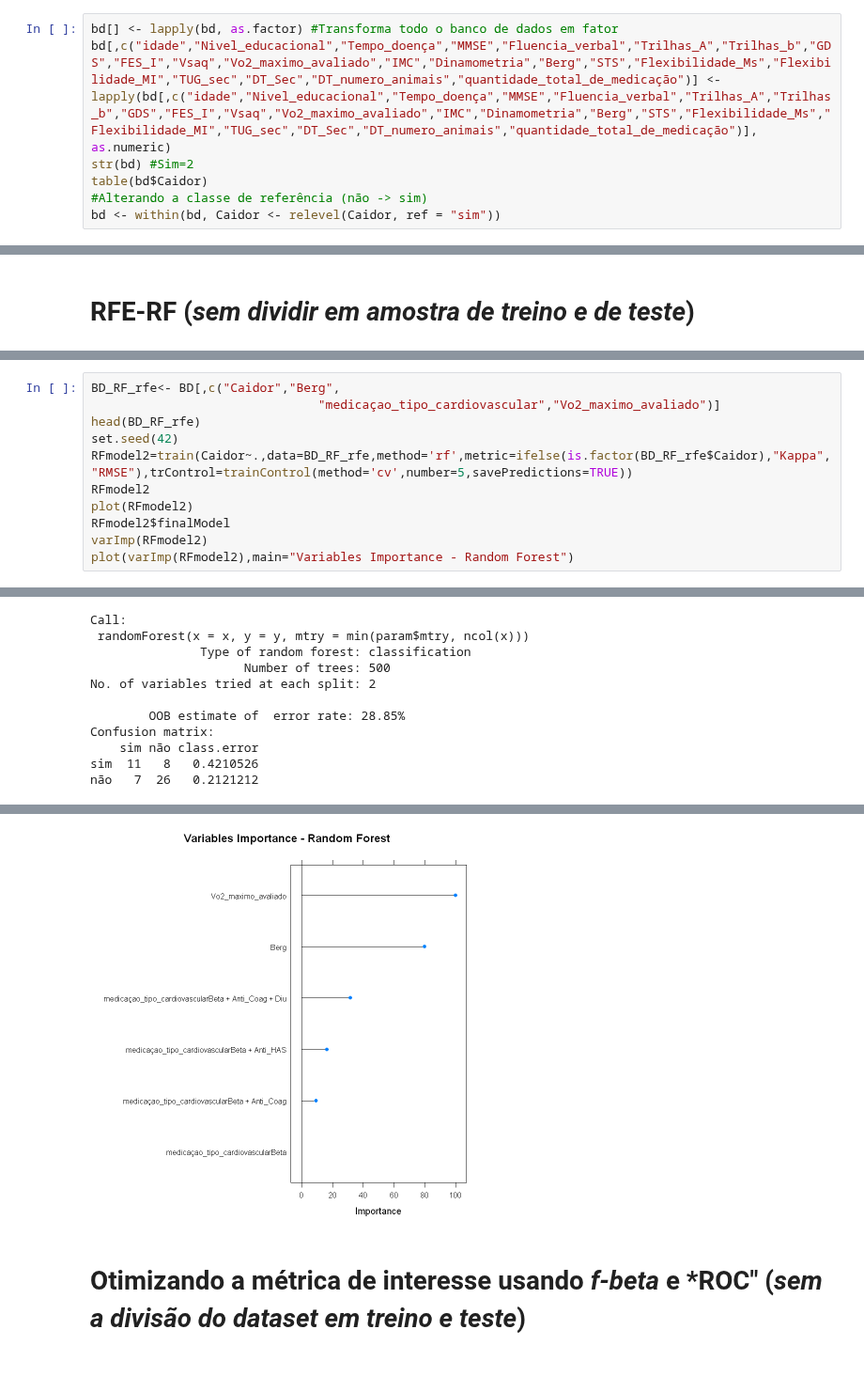
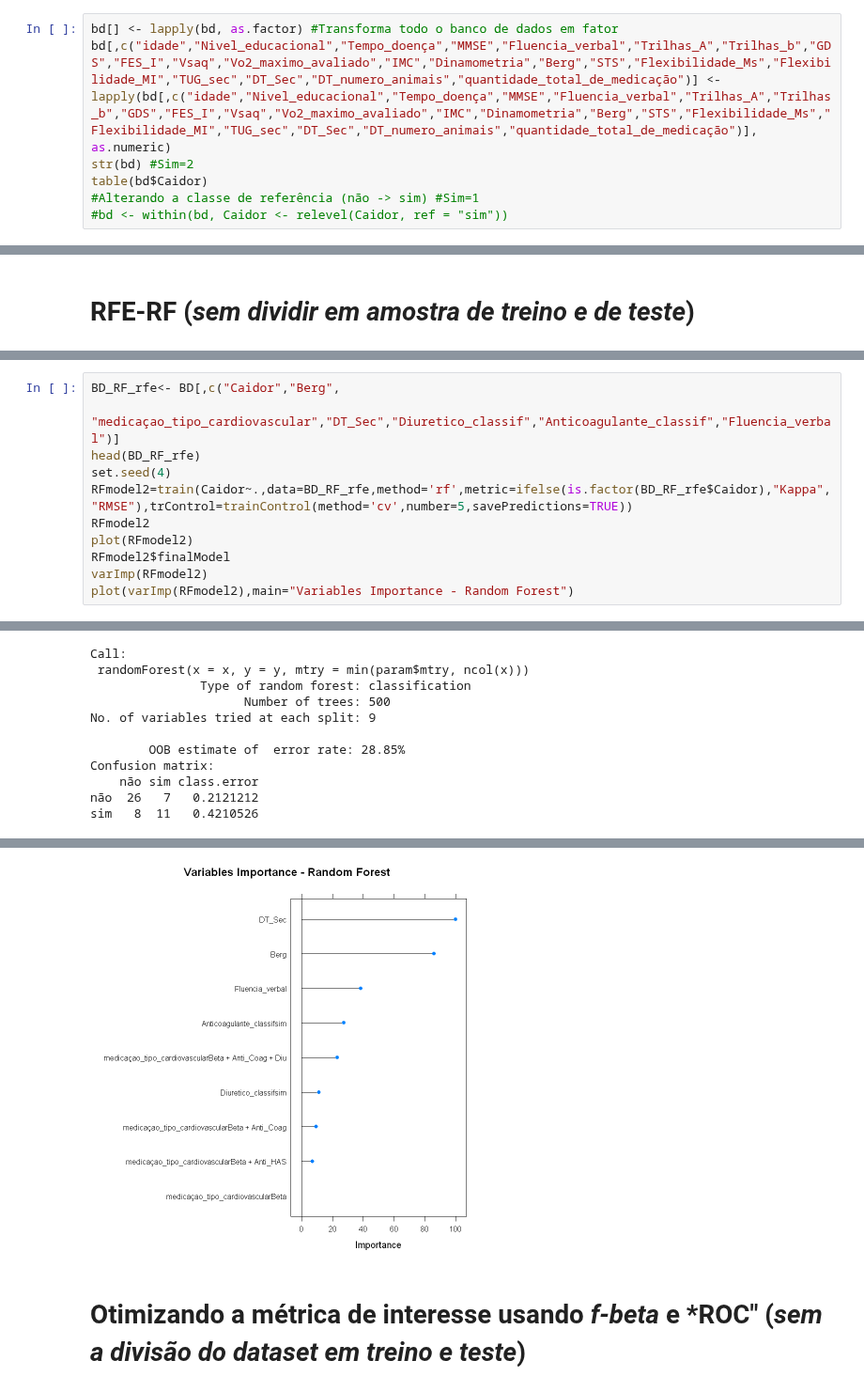
Before and after one commit to RenanBaltar/Analises_Heitor, a Jupyter notebook: Analise_Heitor_tese.ipynb, the cells around one changed output, grey strips where cells are left out. Shown at 94% size. Cells and saved outputs as stored; diff of their text form.

```diff
--- a/Analise_Heitor_tese.ipynb
+++ b/Analise_Heitor_tese.ipynb
@@ -42,8 +46,8 @@ bd[] <- lapply(bd, as.factor) #Transforma todo o banco de dados em fator
 bd[,c("idade","Nivel_educacional","Tempo_doença","MMSE","Fluencia_verbal","Trilhas_A","Trilhas_b","GDS","FES_I","Vsaq","Vo2_maximo_avaliado","IMC","Dinamometria","Berg","STS","Flexibilidade_Ms","Flexibilidade_MI","TUG_sec","DT_Sec","DT_numero_animais","quantidade_total_de_medicação")] <- lapply(bd[,c("idade","Nivel_educacional","Tempo_doença","MMSE","Fluencia_verbal","Trilhas_A","Trilhas_b","GDS","FES_I","Vsaq","Vo2_maximo_avaliado","IMC","Dinamometria","Berg","STS","Flexibilidade_Ms","Flexibilidade_MI","TUG_sec","DT_Sec","DT_numero_animais","quantidade_total_de_medicação")], as.numeric)
 str(bd) #Sim=2
 table(bd$Caidor)
-#Alterando a classe de referência (não -> sim)
-bd <- within(bd, Caidor <- relevel(Caidor, ref = "sim"))
+#Alterando a classe de referência (não -> sim) #Sim=1
+#bd <- within(bd, Caidor <- relevel(Caidor, ref = "sim"))
 # %% [output]
 tibble [72 x 40] (S3: tbl_df/tbl/data.frame)
  $ Caidor                       : Factor w/ 2 levels "não","sim": 2 1 1 2 1 1 2 1 1 2 ...
@@ -818,8 +832,8 @@ The top 3 variables (out of 3):
 # %%
 BD_RF_rfe<- BD[,c("Caidor","Berg",
-                               "medicaçao_tipo_cardiovascular","Vo2_maximo_avaliado")]
+                               "medicaçao_tipo_cardiovascular","DT_Sec","Diuretico_classif","Anticoagulante_classif","Fluencia_verbal")]
 head(BD_RF_rfe)
-set.seed(42)
+set.seed(4)
 RFmodel2=train(Caidor~.,data=BD_RF_rfe,method='rf',metric=ifelse(is.factor(BD_RF_rfe$Caidor),"Kappa","RMSE"),trControl=trainControl(method='cv',number=5,savePredictions=TRUE))
 RFmodel2
 plot(RFmodel2)
@@ -858,13 +872,13 @@ Call:
  randomForest(x = x, y = y, mtry = min(param$mtry, ncol(x)))
                Type of random forest: classification
                      Number of trees: 500
-No. of variables tried at each split: 2
+No. of variables tried at each split: 9
 
         OOB estimate of  error rate: 28.85%
 Confusion matrix:
-    sim não class.error
-sim  11   8   0.4210526
-não   7  26   0.2121212
+    não sim class.error
+não  26   7   0.2121212
+sim   8  11   0.4210526
 rf variable importance
 
                                                     Overall
@@ -878,4 +895,4 @@ medicaçao_tipo_cardiovascularBeta                      0.00
-[figure, old version]
+[figure, new version]
 # %% [markdown]
 # Otimizando a métrica de interesse usando *f-beta* e *ROC" (*sem a divisão do dataset em treino e teste*)
 # %% [markdown]
```
Also changed, not shown: parts of 21 cells of this notebook.
